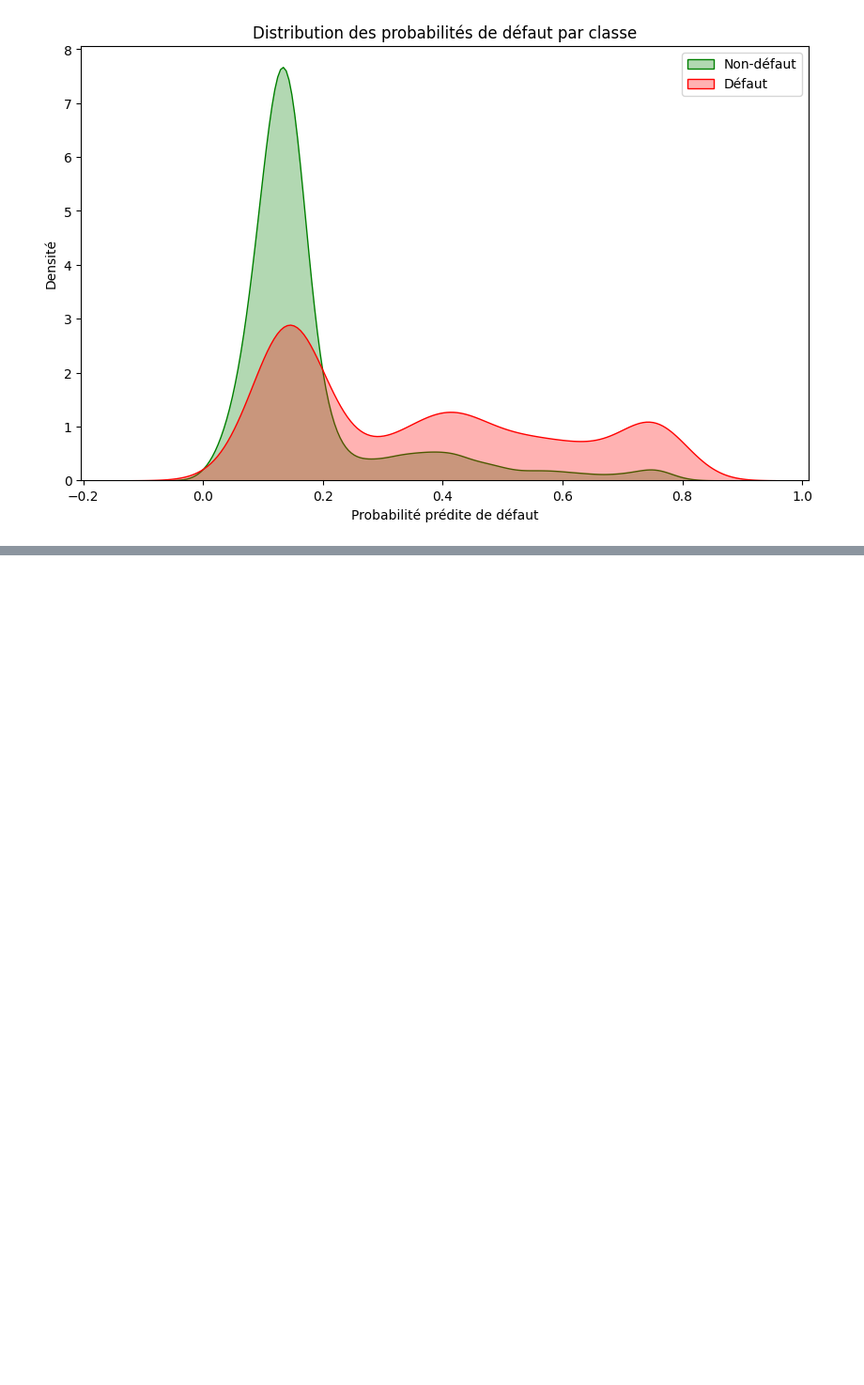
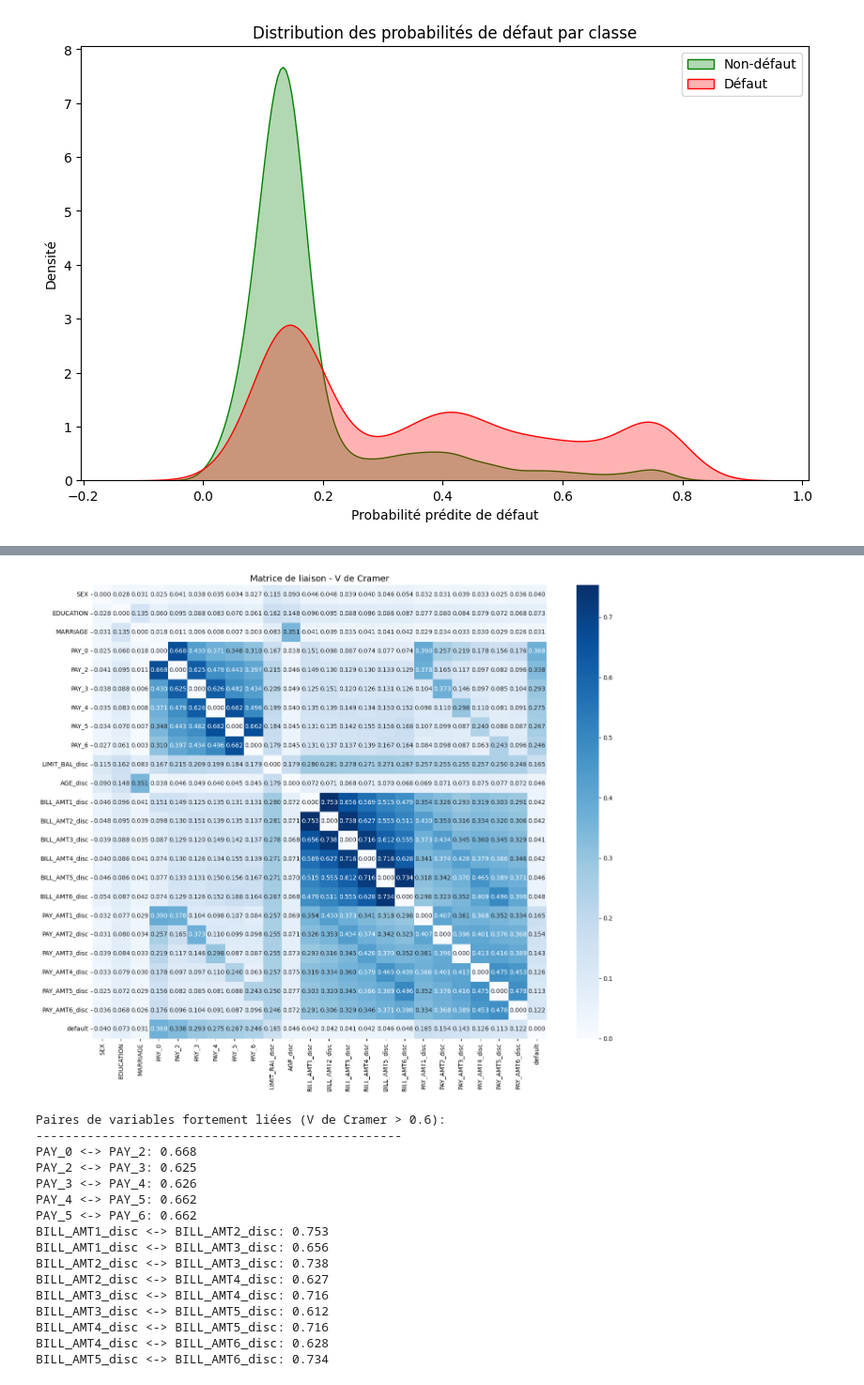
Before and after one commit to ladijadi/Projet_Scoring, a Jupyter notebook: 3_Regression_Logistique.ipynb, the cells around one changed output, grey strips where cells are left out. Shown at 94% size. Saved outputs shown, nothing was run; the diff lists cells and outputs as text; code cells hidden in the pictures; blank space fills up the shorter version.

```diff
--- a/3_Regression_Logistique.ipynb
+++ b/3_Regression_Logistique.ipynb
@@ -510,0 +754,77 @@ plt.show()
+# %%
+def calculate_cramers_v_matrix(df):
+    """
+    Calcule la matrice de liaison entre variables qualitatives avec le V de Cramer
+    """
+    # Identification des variables qualitatives (type object ou catégorie)
+    categorical_cols = df.select_dtypes(include=['object', 'category']).columns
+
+    # Création d'une matrice vide
+    n = len(categorical_cols)
+    cramer_matrix = np.zeros((n, n))
+
+    # Calcul du V de Cramer pour chaque paire de variables
+    for i in range(n):
+        for j in range(n):
+            if i != j:
+                # Création de la table de contingence
+                confusion_matrix = pd.crosstab(df[categorical_cols[i]],
+                                            df[categorical_cols[j]])
+
+                # Calcul du chi2
+                chi2, _ = chi2_contingency(confusion_matrix)[0:2]
+
+                # Calcul du V de Cramer
+                n_observations = confusion_matrix.sum().sum()
+                min_dim = min(confusion_matrix.shape) - 1
+                cramer_v = np.sqrt(chi2 / (n_observations * min_dim))
+
+                cramer_matrix[i,j] = cramer_v
+
+    # Création du DataFrame pour la visualisation
+    cramer_df = pd.DataFrame(cramer_matrix,
+                           index=categorical_cols,
+                           columns=categorical_cols)
+
+    return cramer_df
+
+# Calcul de la matrice de liaison
+cramer_matrix = calculate_cramers_v_matrix(X_transformed)
+
+# Création de la heatmap avec une taille plus grande
+plt.figure(figsize=(15, 12))
+sns.heatmap(cramer_matrix,
+            annot=True,
+            cmap='Blues',
+            fmt='.3f',
+            square=True,
+            annot_kws={'size': 10})
+plt.title("Matrice de liaison - V de Cramer", fontsize=14)
+plt.tight_layout()
+plt.show()
+
+# Identification des paires de variables fortement liées (V de Cramer > 0.6)
+print("\nPaires de variables fortement liées (V de Cramer > 0.6):")
+print("-" * 50)
+for i in range(len(cramer_matrix.index)):
+    for j in range(i+1, len(cramer_matrix.columns)):
+        if cramer_matrix.iloc[i,j] > 0.6:
+            print(f"{cramer_matrix.index[i]} <-> {cramer_matrix.columns[j]}: {cramer_matrix.iloc[i,j]:.3f}")
+# %% [output]
+[figure, added]
+Paires de variables fortement liées (V de Cramer > 0.6):
+--------------------------------------------------
+PAY_0 <-> PAY_2: 0.668
+PAY_2 <-> PAY_3: 0.625
+PAY_3 <-> PAY_4: 0.626
+PAY_4 <-> PAY_5: 0.662
+PAY_5 <-> PAY_6: 0.662
+BILL_AMT1_disc <-> BILL_AMT2_disc: 0.753
+BILL_AMT1_disc <-> BILL_AMT3_disc: 0.656
+BILL_AMT2_disc <-> BILL_AMT3_disc: 0.738
+BILL_AMT2_disc <-> BILL_AMT4_disc: 0.627
+BILL_AMT3_disc <-> BILL_AMT4_disc: 0.716
+BILL_AMT3_disc <-> BILL_AMT5_disc: 0.612
+BILL_AMT4_disc <-> BILL_AMT5_disc: 0.716
+BILL_AMT4_disc <-> BILL_AMT6_disc: 0.628
+BILL_AMT5_disc <-> BILL_AMT6_disc: 0.734
```
Also changed, not shown: parts of 31 cells of this notebook.
